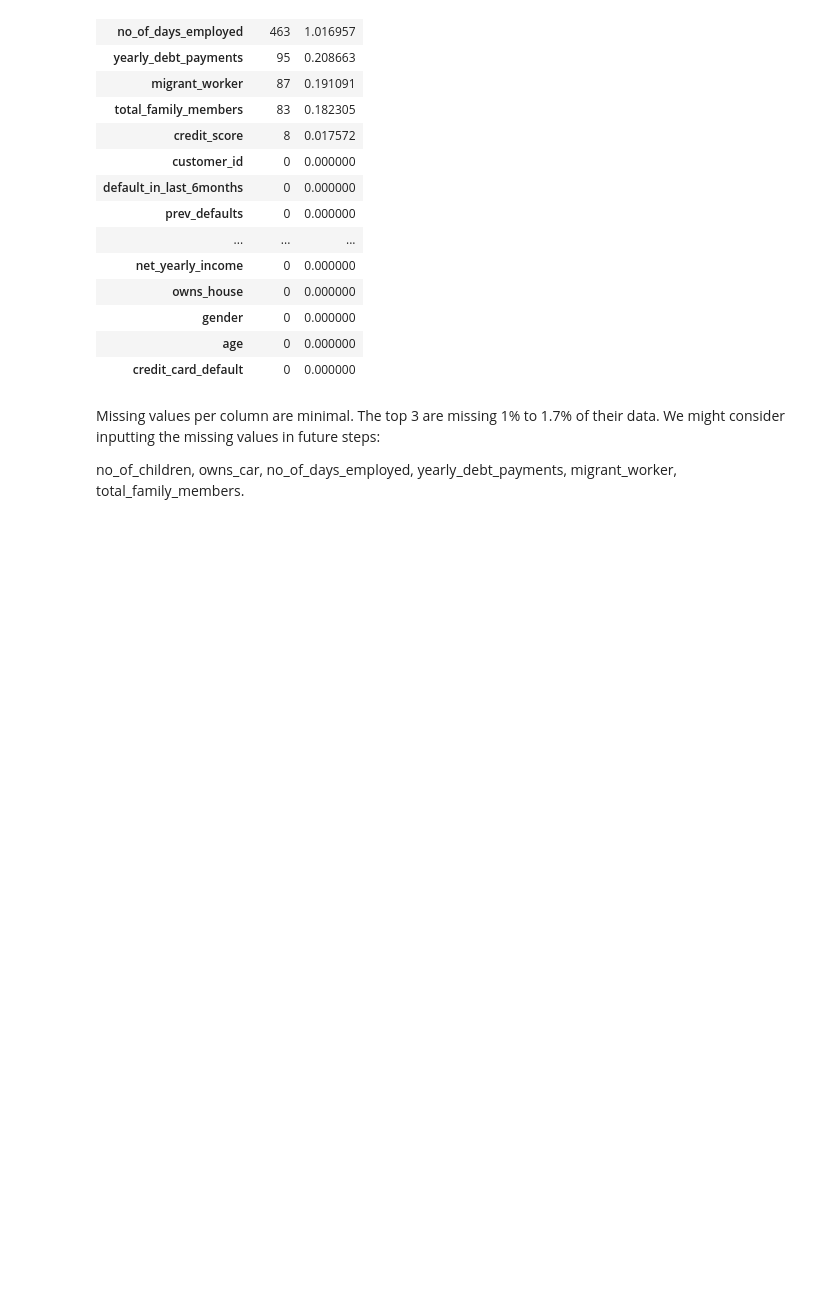
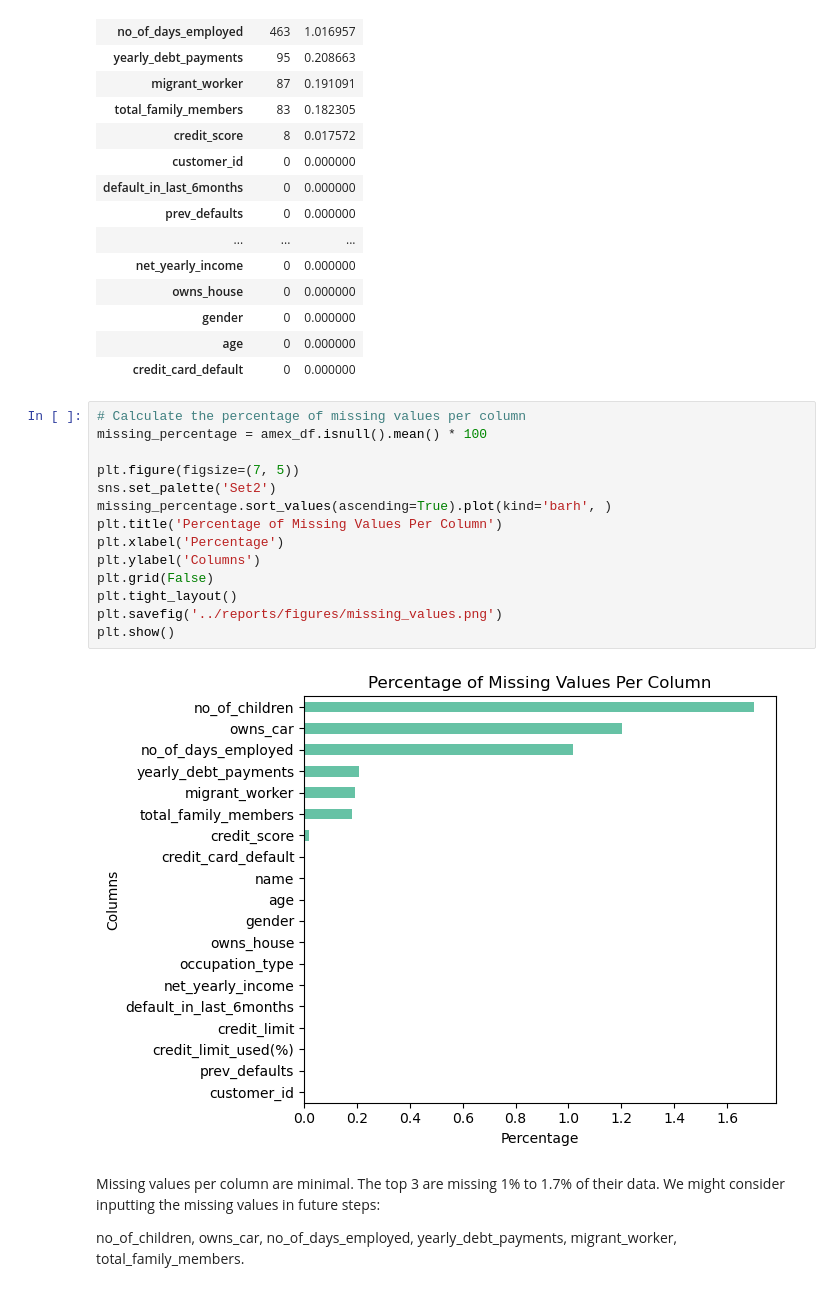
Before and after one commit to CamiloDS16/Project-2-AmEx-Credit-Card-Default-, a Jupyter notebook: Project-2-AmEx-Credit-Card-Default-/notebooks/data_wrangling_2capstone.ipynb, the cells around one changed output. Drawn from its saved outputs; the diff is of its cells as text; blank space fills up the shorter version.

```diff
--- a/Project-2-AmEx-Credit-Card-Default-/notebooks/data_wrangling_2capstone.ipynb
+++ b/Project-2-AmEx-Credit-Card-Default-/notebooks/data_wrangling_2capstone.ipynb
@@ -152,6 +152,22 @@ missing_val.sort_values(by='count', ascending=False)
 | gender | 0 | 0.000000 |
 | age | 0 | 0.000000 |
 | credit_card_default | 0 | 0.000000 |
+# %%
+# Calculate the percentage of missing values per column
+missing_percentage = amex_df.isnull().mean() * 100
+
+plt.figure(figsize=(7, 5))
+sns.set_palette('Set2')
+missing_percentage.sort_values(ascending=True).plot(kind='barh', )
+plt.title('Percentage of Missing Values Per Column')
+plt.xlabel('Percentage')
+plt.ylabel('Columns')
+plt.grid(False)
+plt.tight_layout()
+plt.savefig('../reports/figures/missing_values.png')
+plt.show()
+# %% [output]
+[figure, added]
 # %% [markdown]
 Missing values per column are minimal. The top 3 are missing 1% to 1.7% of their data. We might consider inputting the missing values in future steps:
 
```
Also changed, not shown: parts of 3 cells of this notebook, 5 other files.
